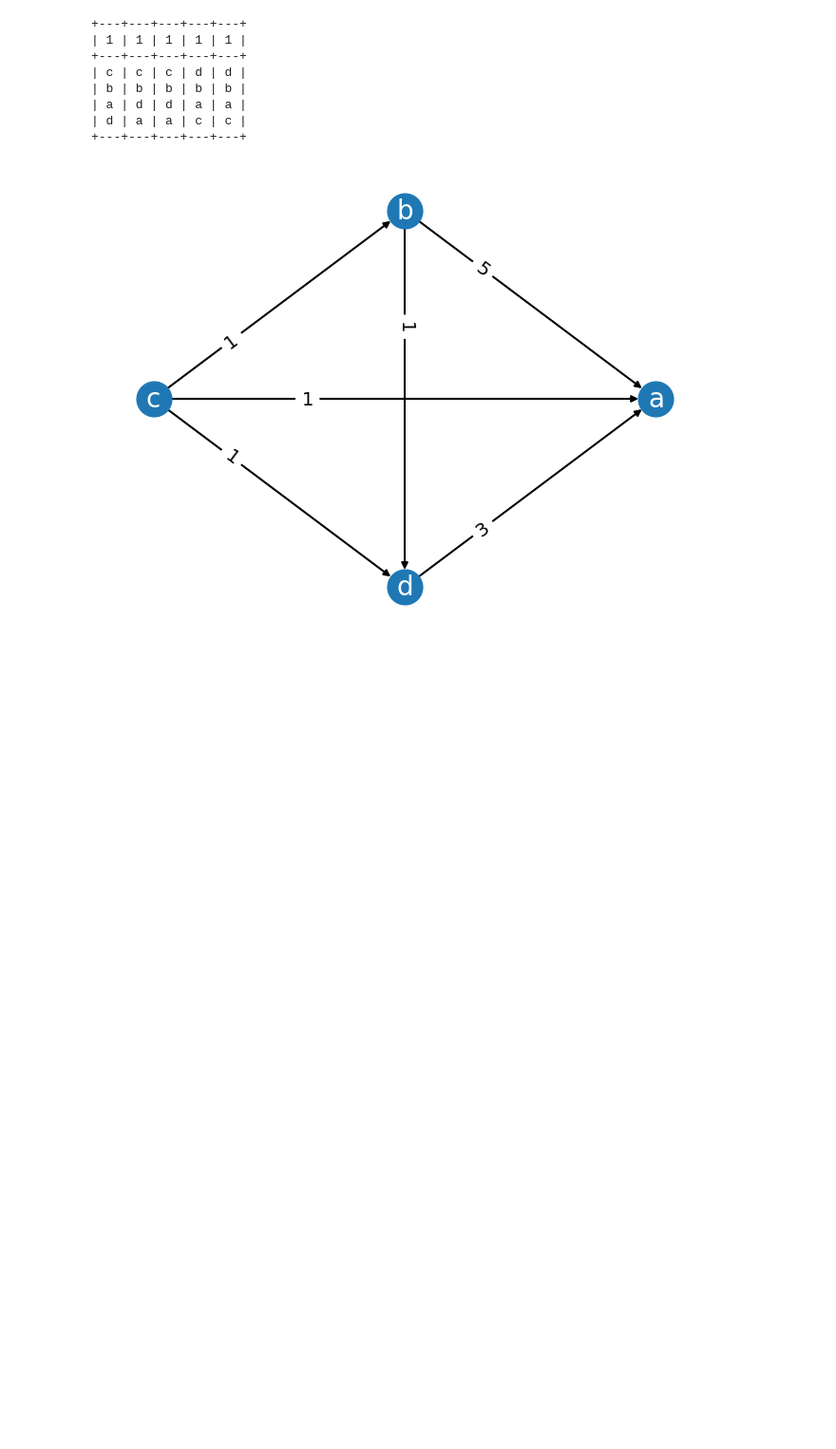
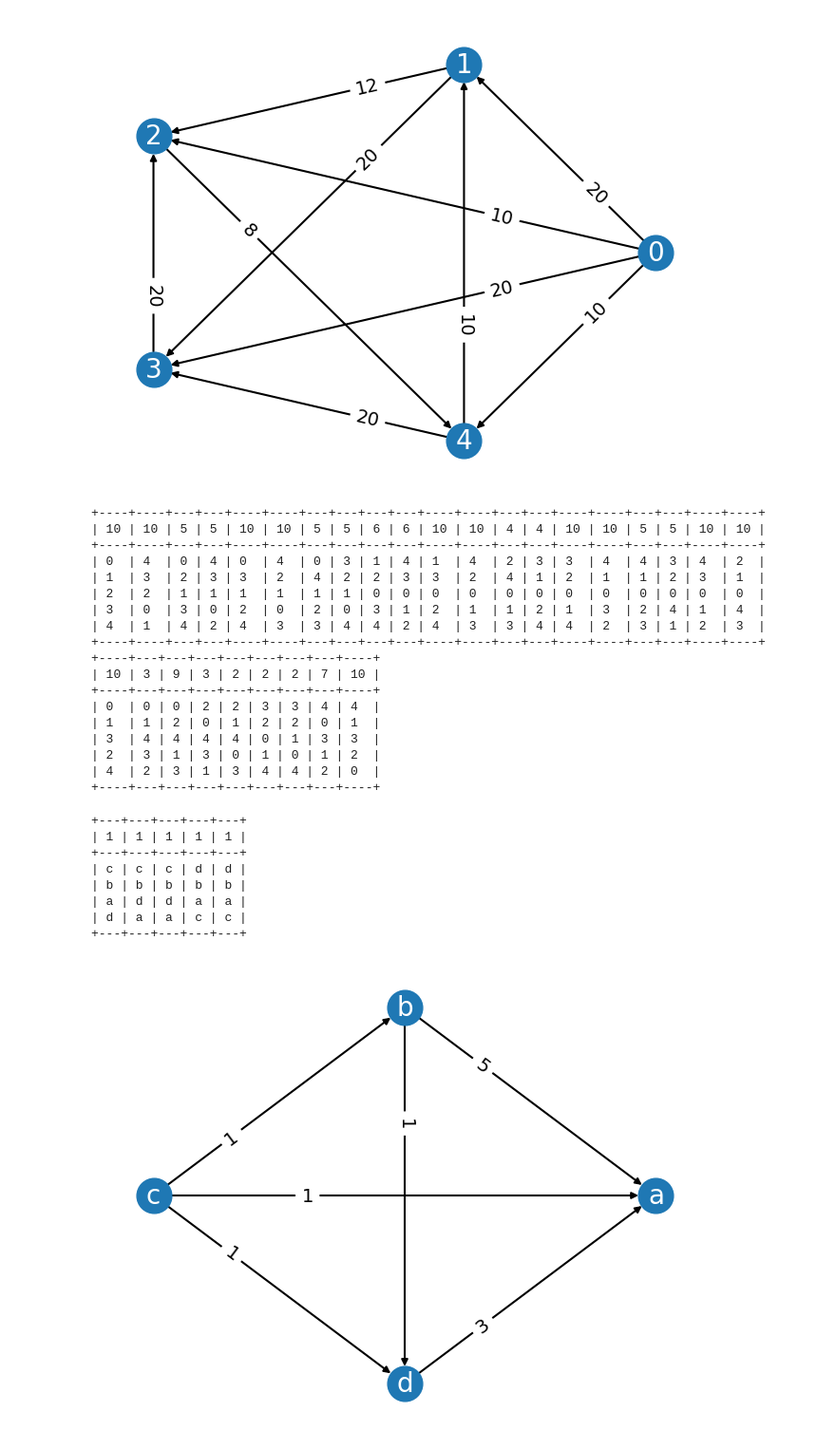
Before and after one commit to voting-tools/pref_voting, a Jupyter notebook: testing.ipynb, the cells around one changed output. Shown at 95% size. Saved outputs shown, nothing was run; the diff lists cells and outputs as text; code cells hidden in the pictures; blank space fills up the shorter version.

```diff
--- a/testing.ipynb
+++ b/testing.ipynb
@@ -10,6 +10,31 @@ from pref_voting.mappings import *
 from tqdm.notebook import tqdm
 from itertools import permutations
 from pref_voting.axioms import *
+# %%
+mg = generate_margin_graph(5)
+mg.display()
+mg.debord_profile().display()
+mg.minimal_profile().display()
+# %% [output]
+[figure, added]
++----+----+---+---+----+----+---+---+---+---+----+----+---+---+----+----+---+---+----+----+
+| 10 | 10 | 5 | 5 | 10 | 10 | 5 | 5 | 6 | 6 | 10 | 10 | 4 | 4 | 10 | 10 | 5 | 5 | 10 | 10 |
++----+----+---+---+----+----+---+---+---+---+----+----+---+---+----+----+---+---+----+----+
+| 0  | 4  | 0 | 4 | 0  | 4  | 0 | 3 | 1 | 4 | 1  | 4  | 2 | 3 | 3  | 4  | 4 | 3 | 4  | 2  |
+| 1  | 3  | 2 | 3 | 3  | 2  | 4 | 2 | 2 | 3 | 3  | 2  | 4 | 1 | 2  | 1  | 1 | 2 | 3  | 1  |
+| 2  | 2  | 1 | 1 | 1  | 1  | 1 | 1 | 0 | 0 | 0  | 0  | 0 | 0 | 0  | 0  | 0 | 0 | 0  | 0  |
+| 3  | 0  | 3 | 0 | 2  | 0  | 2 | 0 | 3 | 1 | 2  | 1  | 1 | 2 | 1  | 3  | 2 | 4 | 1  | 4  |
+| 4  | 1  | 4 | 2 | 4  | 3  | 3 | 4 | 4 | 2 | 4  | 3  | 3 | 4 | 4  | 2  | 3 | 1 | 2  | 3  |
++----+----+---+---+----+----+---+---+---+---+----+----+---+---+----+----+---+---+----+----+
++----+---+---+---+---+---+---+---+----+
+| 10 | 3 | 9 | 3 | 2 | 2 | 2 | 7 | 10 |
++----+---+---+---+---+---+---+---+----+
+| 0  | 0 | 0 | 2 | 2 | 3 | 3 | 4 | 4  |
+| 1  | 1 | 2 | 0 | 1 | 2 | 2 | 0 | 1  |
+| 3  | 4 | 4 | 4 | 4 | 0 | 1 | 3 | 3  |
+| 2  | 3 | 1 | 3 | 0 | 1 | 0 | 1 | 2  |
+| 4  | 2 | 3 | 1 | 3 | 4 | 4 | 2 | 0  |
++----+---+---+---+---+---+---+---+----+
 # %%
 num_cands = 4
 num_voters = 5
```
Also changed, not shown: 6 other files.
